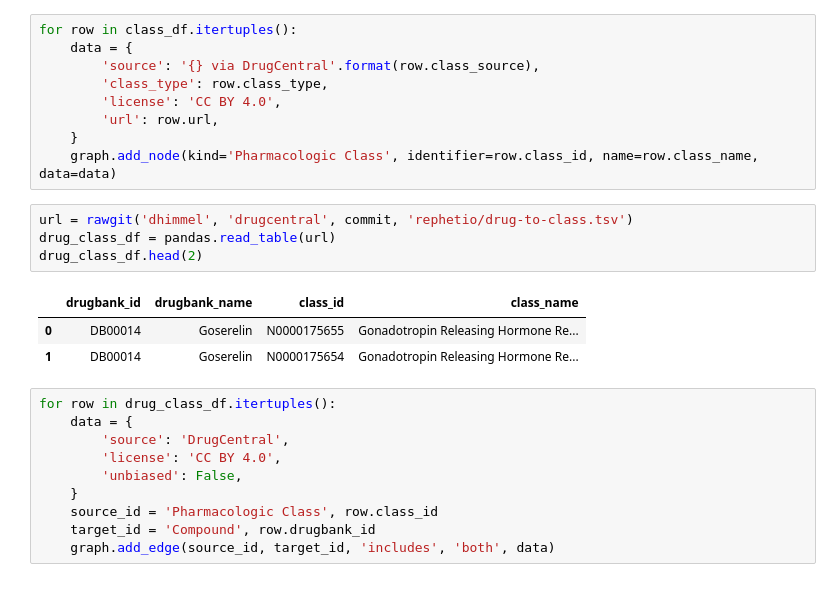
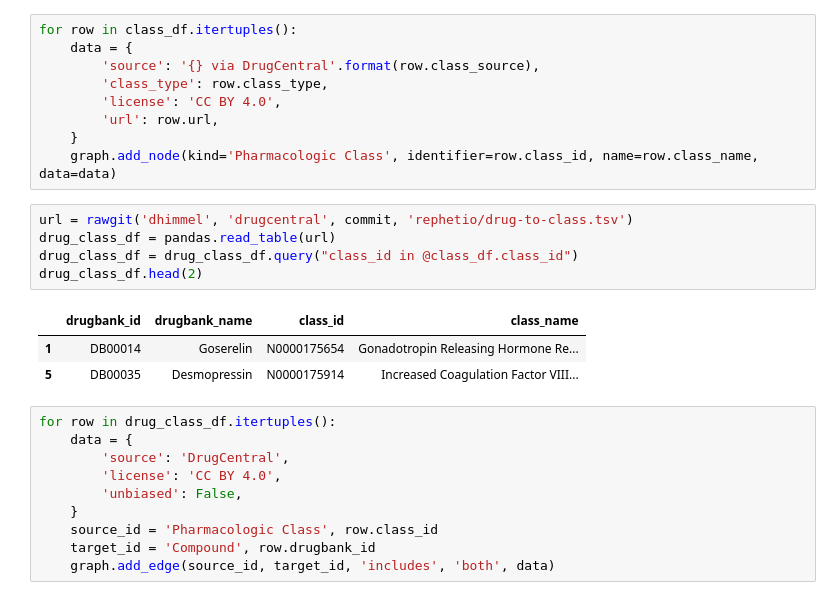
Before and after one commit to dhimmel/integrate, a Jupyter notebook: integrate.ipynb, the cells around one changed output. Drawn from its saved outputs; the diff is of its cells as text.

```diff
--- a/integrate.ipynb
+++ b/integrate.ipynb
@@ -237,11 +239,12 @@ for row in class_df.itertuples():
 # %%
 url = rawgit('dhimmel', 'drugcentral', commit, 'rephetio/drug-to-class.tsv')
 drug_class_df = pandas.read_table(url)
+drug_class_df = drug_class_df.query("class_id in @class_df.class_id")
 drug_class_df.head(2)
 # %% [output]
 |  | drugbank_id | drugbank_name | class_id | class_name |
-| 0 | DB00014 | Goserelin | N0000175655 | Gonadotropin Releasing Hormone Re... |
 | 1 | DB00014 | Goserelin | N0000175654 | Gonadotropin Releasing Hormone Re... |
+| 5 | DB00035 | Desmopressin | N0000175914 | Increased Coagulation Factor VIII... |
 # %%
 for row in drug_class_df.itertuples():
     data = {
```
Also changed, not shown: parts of 20 cells of this notebook, 4 other files.
